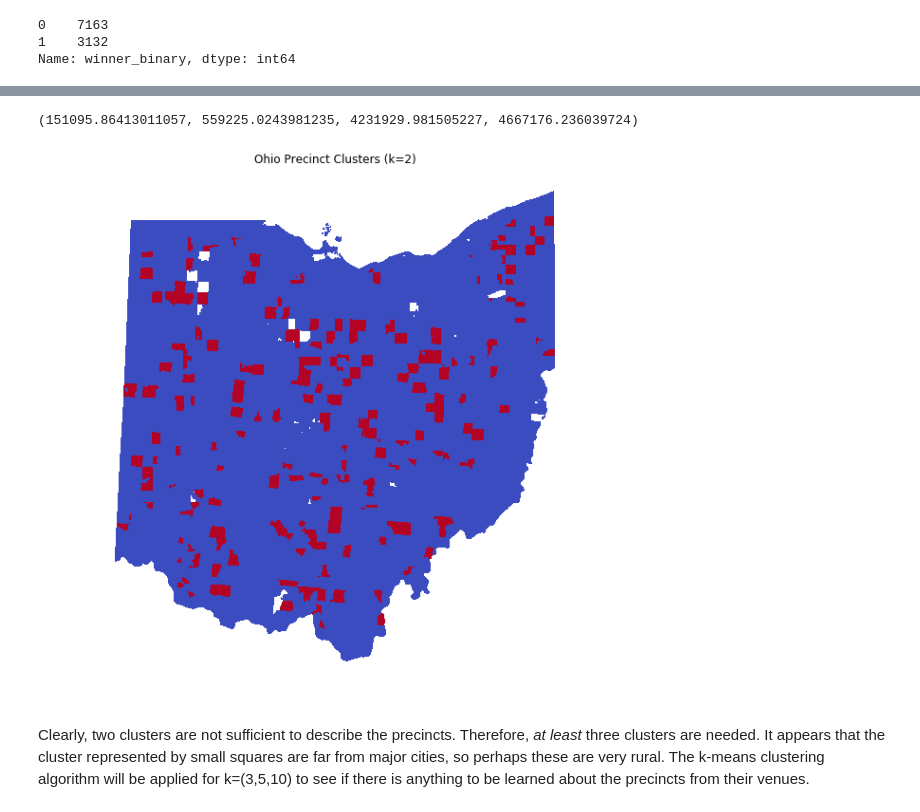
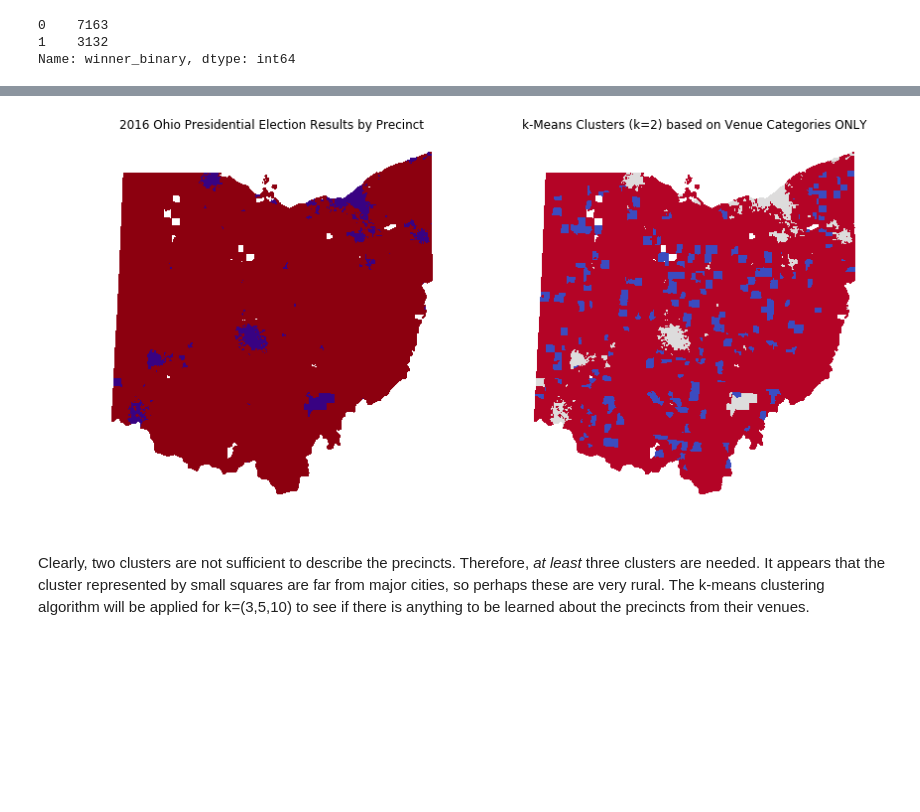
Before and after one commit to cfd2ds/IBM_DataScience, a Jupyter notebook: Course9_Capstone/Week4/Capstone.ipynb, the cells around one changed output, grey strips where cells are left out. Cells and saved outputs as stored; diff of their text form; code cells hidden in the pictures; blank space fills up the shorter version.

```diff
--- a/Course9_Capstone/Week4/Capstone.ipynb
+++ b/Course9_Capstone/Week4/Capstone.ipynb
@@ -511,14 +482,15 @@ plt.axis('off')
-# %%
-# plot clusters
-fig = df_merged.plot(column='cluster',
-               figsize=[10,10],
-               antialiased=False,
-               cmap='coolwarm')
-fig.set_title('Ohio Precinct Clusters (k=2)')
-plt.axis('off')
-# %% [output]
-(151095.86413011057, 559225.0243981235, 4231929.981505227, 4667176.236039724)
-[figure, removed]
+# %%
+# plot actual election results vs. clusters
+fig, (ax1, ax2) = plt.subplots(ncols=2, sharex=True, sharey=True, figsize=[14,7])
+df_merged.plot(ax=ax1, column='winner_binary', antialiased=False, cmap=cmap2)
+df_merged.plot(ax=ax2, column='cluster', antialiased=False, cmap='coolwarm')
+ax1.axis('off')
+ax2.axis('off')
+ax1.set_title('2016 Ohio Presidential Election Results by Precinct')
+ax2.set_title('k-Means Clusters (k=2) based on Venue Categories ONLY')
+plt.show()
+# %% [output]
+[figure, added]
 # %% [markdown]
 Clearly, two clusters are not sufficient to describe the precincts. Therefore, *at least* three clusters are needed. It appears that the cluster represented by small squares are far from major cities, so perhaps these are very rural. The k-means clustering algorithm will be applied for k=(3,5,10) to see if there is anything to be learned about the precincts from their venues.
 # %% [markdown]
```
Also changed, not shown: parts of 81 cells of this notebook.
